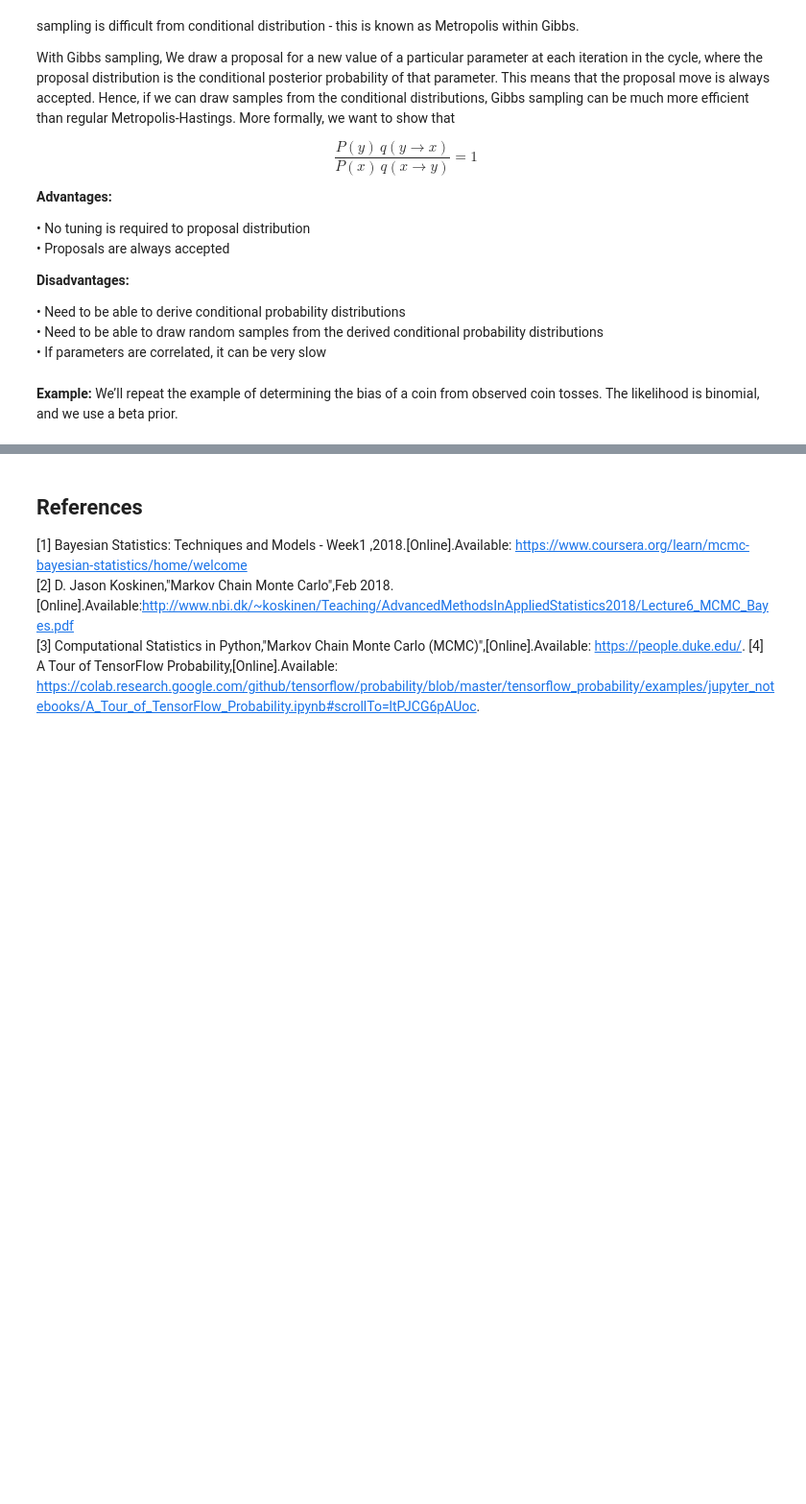
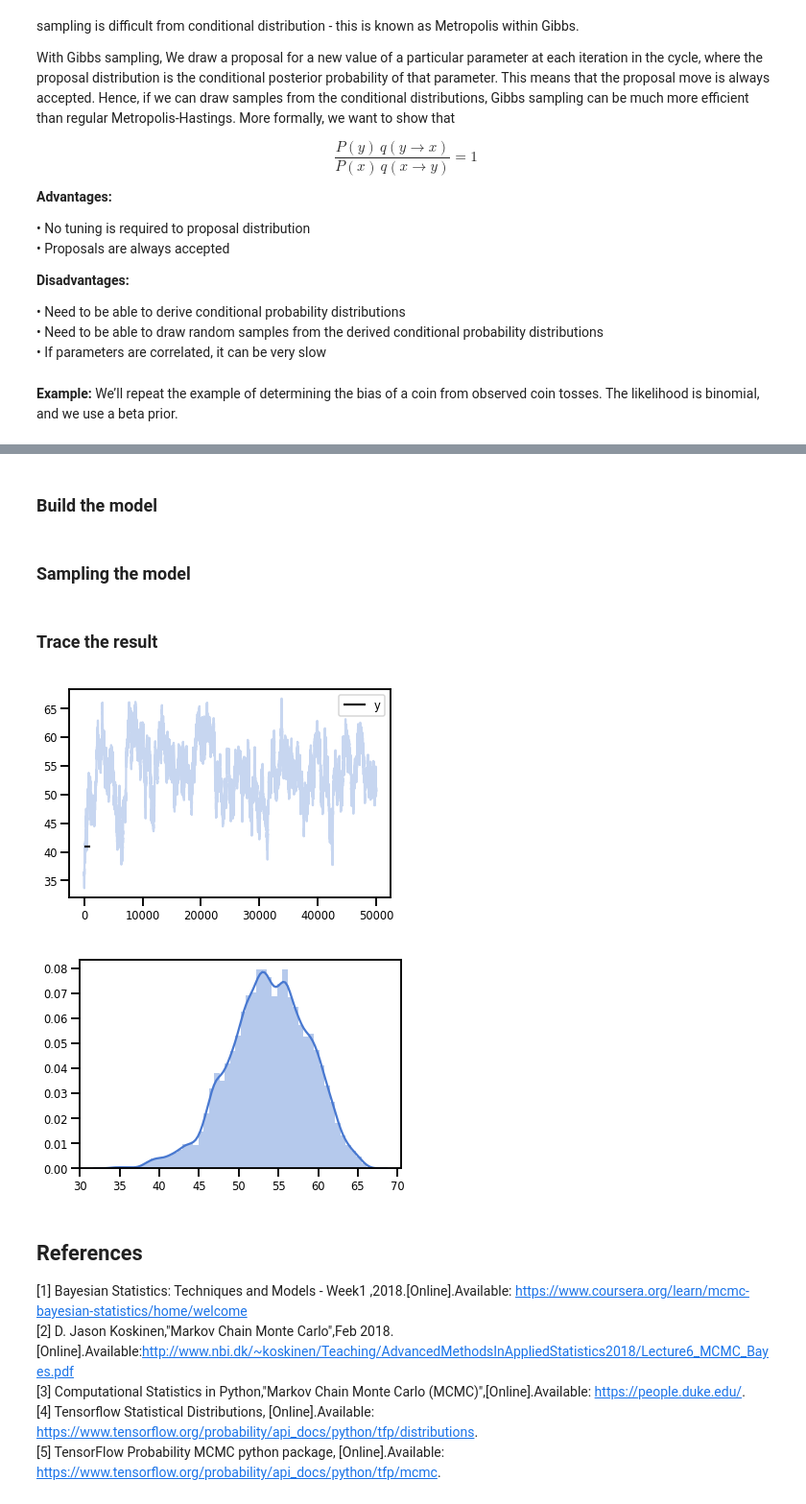
Before and after one commit to ShawnSerendipity/Probability-and-Machine-Learning-in-Tensorflow, a Jupyter notebook: 4.1 MCMC.ipynb, the cells around one changed output, grey strips where cells are left out. Shown at 96% size. Cells and saved outputs as stored; diff of their text form; code cells hidden in the pictures; blank space fills up the shorter version.

```diff
--- a/4.1 MCMC.ipynb
+++ b/4.1 MCMC.ipynb
@@ -457,3 +384,51 @@ array([[<matplotlib.axes._subplots.AxesSubplot object at 0x...>,
+# %% [markdown]
+### Build the model
+# %%
+# Observed data
+n = 100
+h = 61.
+alpha = 2.
+beta = 2.
+
+p = np.random.beta(alpha, beta)
+y = np.random.binomial(n, p)
+
+# define priors
+rv_p = tfd.Beta(alpha, beta).log_prob(h)
+
+# define likelihood
+rv_y = tfd.Binomial(total_count=n, probs=p).log_prob
+# %% [markdown]
+### Sampling the model
+# %%
+# Sampling likelihood
+states = tfp.mcmc.sample_chain(
+    num_results=5000,
+    num_burnin_steps=500,
+    current_state = tf.zeros(1),
+    kernel = tfp.mcmc.MetropolisHastings(
+    tfp.mcmc.UncalibratedHamiltonianMonteCarlo(
+        target_log_prob_fn=rv_y,
+        step_size=0.1,
+        num_leapfrog_steps=3)),
+    trace_fn=None)
+# %% [markdown]
+### Trace the result
+# %%
+# Trace plots
+plt.plot(states, alpha=.3)
+plt.hlines(y, 0, 1000, zorder=4, label="y")
+plt.legend(loc='upper right')
+plt.show()
+
+# Histogram of samples
+sns.distplot(states)
+ymax = plt.ylim()[1]
+plt.ylim(0, ymax)
+plt.show()
+# %% [output]
+[figure, added]
+[figure, added]
 # %% [markdown]
 ## References
 
@@ -462,4 +437,7 @@ array([[<matplotlib.axes._subplots.AxesSubplot object at 0x...>,
 [2] D. Jason Koskinen,"Markov Chain Monte Carlo",Feb 2018.[Online].Available:http://www.nbi.dk/~koskinen/Teaching/AdvancedMethodsInAppliedStatistics2018/Lecture6_MCMC_Bayes.pdf
 <br>
 [3] Computational Statistics in Python,"Markov Chain Monte Carlo (MCMC)",[Online].Available: https://people.duke.edu/.
-[4] A Tour of TensorFlow Probability,[Online].Available: https://colab.research.google.com/github/tensorflow/probability/blob/master/tensorflow_probability/examples/jupyter_notebooks/A_Tour_of_TensorFlow_Probability.ipynb#scrollTo=ltPJCG6pAUoc.
+<br>
+[4] Tensorflow Statistical Distributions, [Online].Available: https://www.tensorflow.org/probability/api_docs/python/tfp/distributions.
+<br>
+[5] TensorFlow Probability MCMC python package, [Online].Available: https://www.tensorflow.org/probability/api_docs/python/tfp/mcmc.
```
Also changed, not shown: parts of 18 cells of this notebook.
